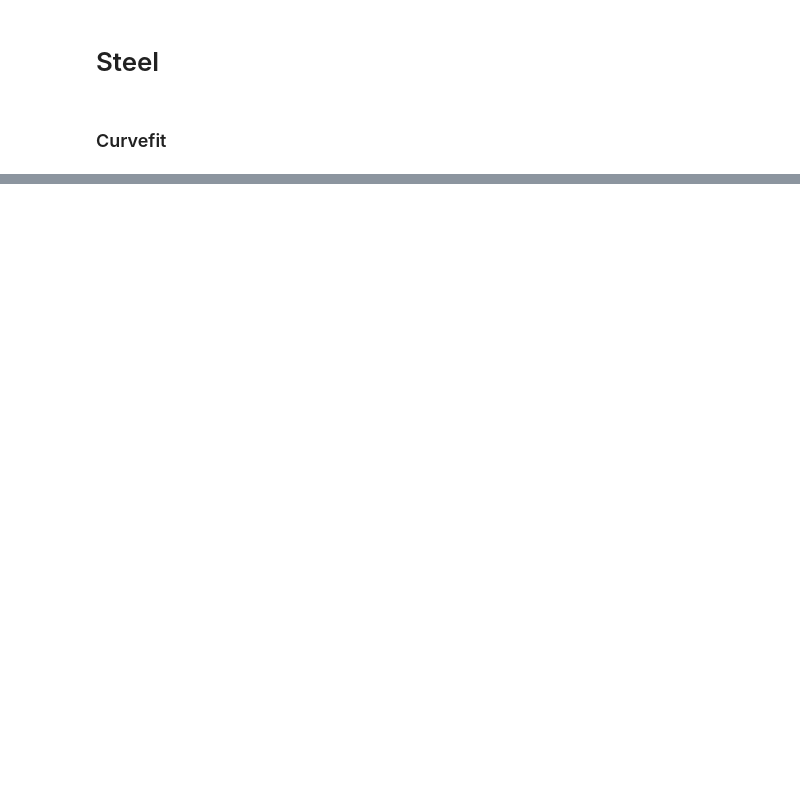
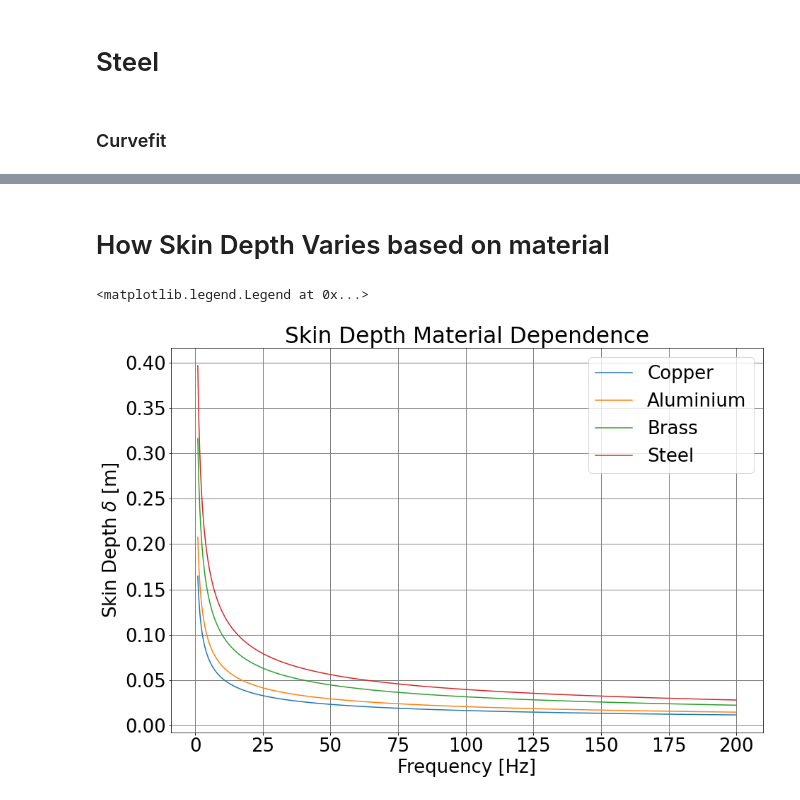
Before and after one commit to daraghhollman/UCD_PASS_Labs, a Jupyter notebook: Skin Depth/Python/Skin Depth.ipynb, the cells around one changed output, grey strips where cells are left out. Cells and saved outputs as stored; diff of their text form; code cells hidden in the pictures; blank space fills up the shorter version.

```diff
--- a/Skin Depth/Python/Skin Depth.ipynb
+++ b/Skin Depth/Python/Skin Depth.ipynb
@@ -26,14 +26,10 @@ def uncertainty(frequency, uncertaintyVals):
 # %% [markdown]
 # Experiment
 # %%
-# Measured with a meter stick, unceratinly 0.5 mm
+# Measured with a meter stick, unceratinty 0.5 mm
 solenoidLength = 389 # mm
 
-# Measured with a vernier calipers, uncertainty 0.05 mm
-# Note: External Diameter
-solenoidDiameter = 44 # mm
-
-solenoidTurns = 900 # assummed based on comparing calculations with paper values
+solenoidTurns = 856 # 11 per 5 mm => 856
 cylinderTurns = 100
 cylinderRadius = 9.6 /2 # mm
 # %% [markdown]
@@ -273,0 +282,8 @@ ds_dN1(1, cop_pars[0])
+# %%
+actual_cConductivity = 58.7e6
+actual_aConductivity = 36.9e6
+actual_bConductivity = 15.9e6
+actual_sConductivity = 10.1e6
+# %%
+def skinDepth(conductivity, frequency, mu=1.257e-6):
+    return np.sqrt(2 / (mu * conductivity * frequency))
@@ -273,0 +307,18 @@ ds_dN1(1, cop_pars[0])
+# %% [markdown]
+# How Skin Depth Varies based on material
+# %%
+frequencyRange = np.arange(1, 200, 0.1)
+
+plt.plot(frequencyRange, skinDepth(actual_cConductivity, frequencyRange), label = "Copper")
+plt.plot(frequencyRange, skinDepth(actual_aConductivity, frequencyRange), label = "Aluminium")
+plt.plot(frequencyRange, skinDepth(actual_bConductivity, frequencyRange), label = "Brass")
+plt.plot(frequencyRange, skinDepth(actual_sConductivity, frequencyRange), label = "Steel")
+
+plt.grid(color='grey', linestyle='-', linewidth=1)
+plt.xlabel(r"Frequency [Hz]")
+plt.ylabel(r"Skin Depth $\delta$ [m]")
+plt.title("Skin Depth Material Dependence")
+plt.legend()
+# %% [output]
+<matplotlib.legend.Legend at 0x...>
+[figure, added]
```
Also changed, not shown: parts of 20 cells of this notebook, 5 other files.
